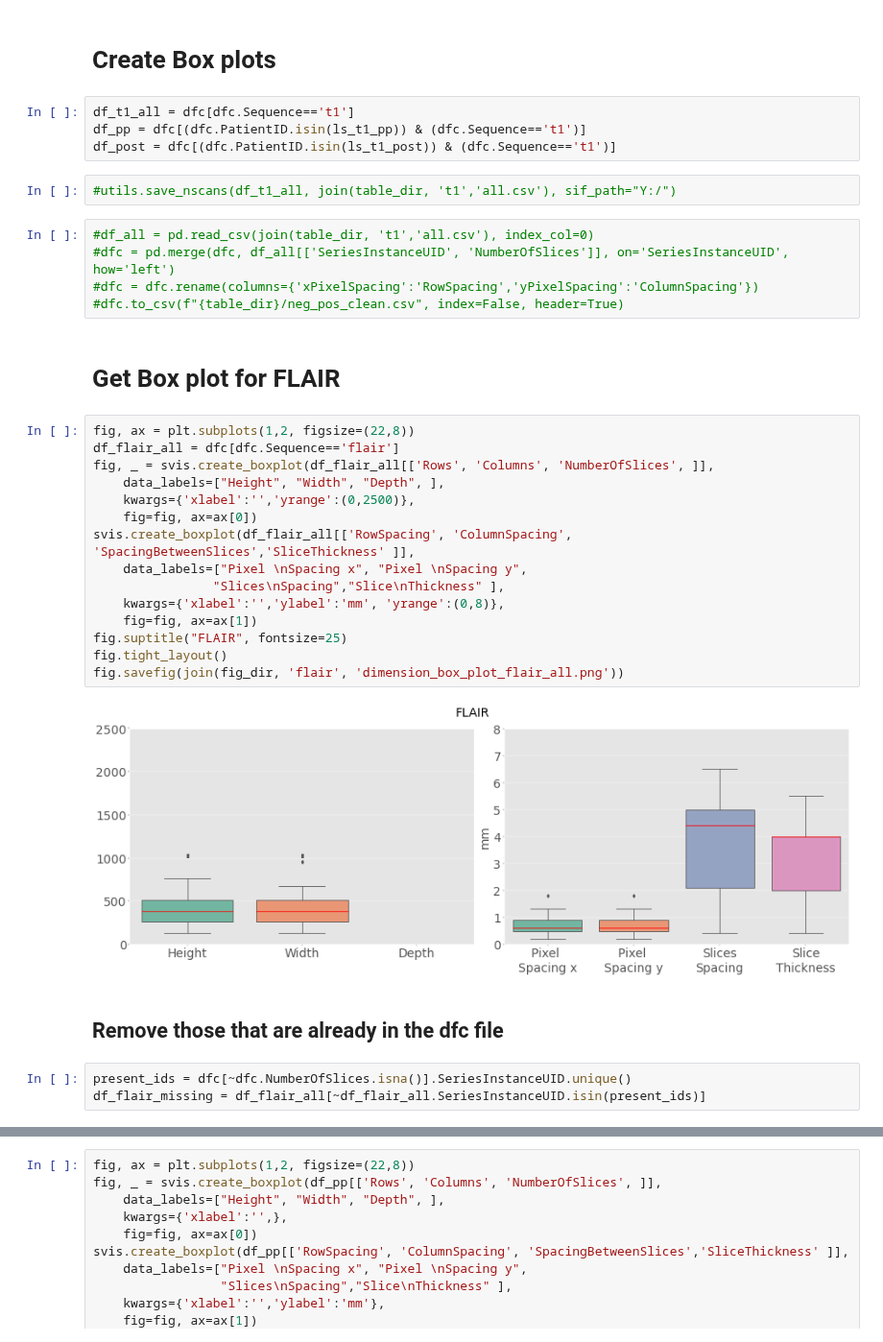
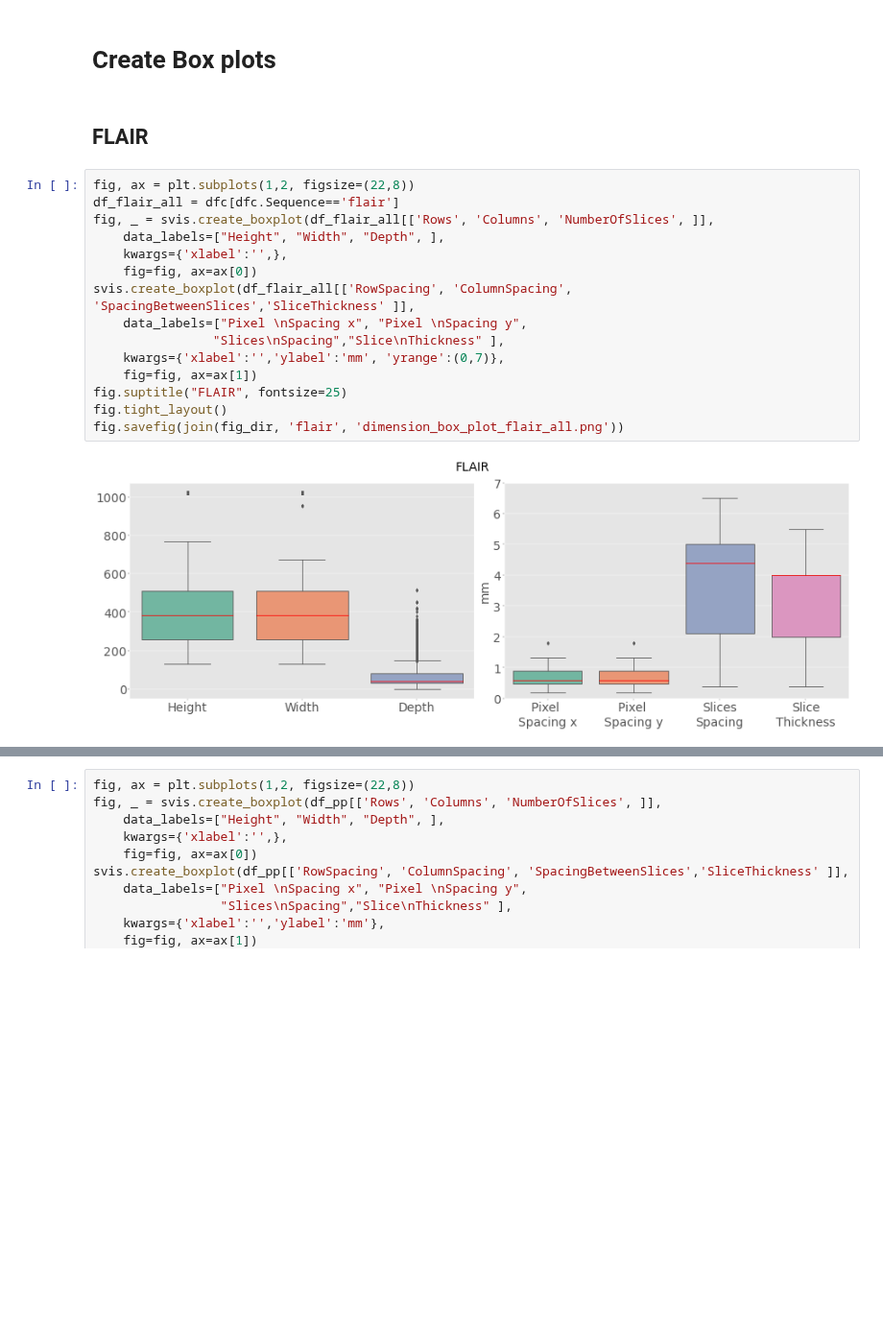
Before and after one commit to Kiril94/Thesis, a Jupyter notebook: Cobra/cobra/ds_notebooks/t1_pos_control.ipynb, the cells around one changed output, grey strips where cells are left out. Shown at 96% size. Cells and saved outputs as stored; diff of their text form; blank space fills up the shorter version.

```diff
--- a/Cobra/cobra/ds_notebooks/t1_pos_control.ipynb
+++ b/Cobra/cobra/ds_notebooks/t1_pos_control.ipynb
@@ -33,37 +55,21 @@ ls_t1_ppp = list(set(ls_t1_pp).union(set(ls_t1_post)))
 # %% [markdown]
 # Create Box plots
-# %%
-df_t1_all = dfc[dfc.Sequence=='t1']
-df_pp = dfc[(dfc.PatientID.isin(ls_t1_pp)) & (dfc.Sequence=='t1')]
-df_post = dfc[(dfc.PatientID.isin(ls_t1_post)) & (dfc.Sequence=='t1')]
-# %%
-#utils.save_nscans(df_t1_all, join(table_dir, 't1','all.csv'), sif_path="Y:/")
-# %%
-#df_all = pd.read_csv(join(table_dir, 't1','all.csv'), index_col=0)
-#dfc = pd.merge(dfc, df_all[['SeriesInstanceUID', 'NumberOfSlices']], on='SeriesInstanceUID', how='left')
-#dfc = dfc.rename(columns={'xPixelSpacing':'RowSpacing','yPixelSpacing':'ColumnSpacing'})
-#dfc.to_csv(f"{table_dir}/neg_pos_clean.csv", index=False, header=True)
 # %% [markdown]
-# Get Box plot for FLAIR
+## FLAIR
 # %%
 fig, ax = plt.subplots(1,2, figsize=(22,8))
 df_flair_all = dfc[dfc.Sequence=='flair']
 fig, _ = svis.create_boxplot(df_flair_all[['Rows', 'Columns', 'NumberOfSlices', ]],
     data_labels=["Height", "Width", "Depth", ],
-    kwargs={'xlabel':'','yrange':(0,2500)},
+    kwargs={'xlabel':'',},
     fig=fig, ax=ax[0])
 svis.create_boxplot(df_flair_all[['RowSpacing', 'ColumnSpacing', 'SpacingBetweenSlices','SliceThickness' ]],
     data_labels=["Pixel \nSpacing x", "Pixel \nSpacing y",
                 "Slices\nSpacing","Slice\nThickness" ],
-    kwargs={'xlabel':'','ylabel':'mm', 'yrange':(0,8)},
+    kwargs={'xlabel':'','ylabel':'mm', 'yrange':(0,7)},
     fig=fig, ax=ax[1])
 fig.suptitle("FLAIR", fontsize=25)
 fig.tight_layout()
 fig.savefig(join(fig_dir, 'flair', 'dimension_box_plot_flair_all.png'))
 # %% [output]
-[figure, old version]
+[figure, new version]
-# %% [markdown]
-## Remove those that are already in the dfc file
-# %%
-present_ids = dfc[~dfc.NumberOfSlices.isna()].SeriesInstanceUID.unique()
-df_flair_missing = df_flair_all[~df_flair_all.SeriesInstanceUID.isin(present_ids)]
```
Also changed, not shown: parts of 10 cells of this notebook, 2 other files.
